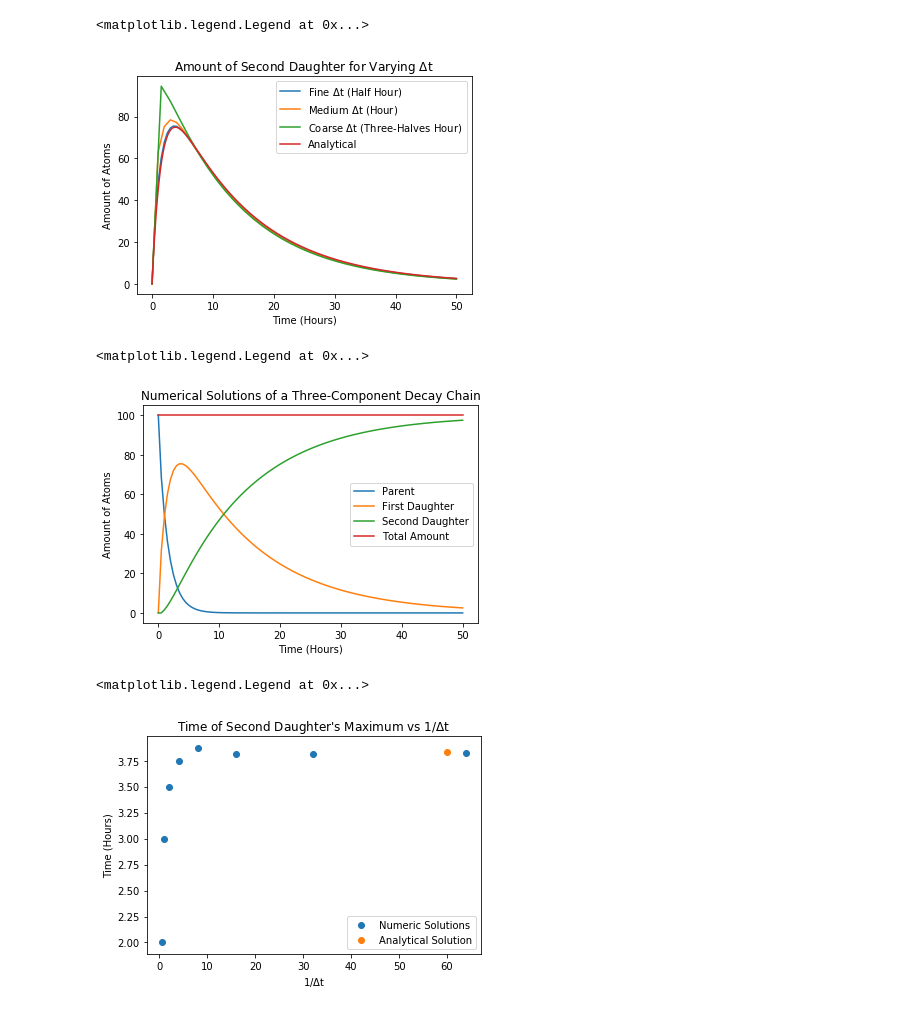
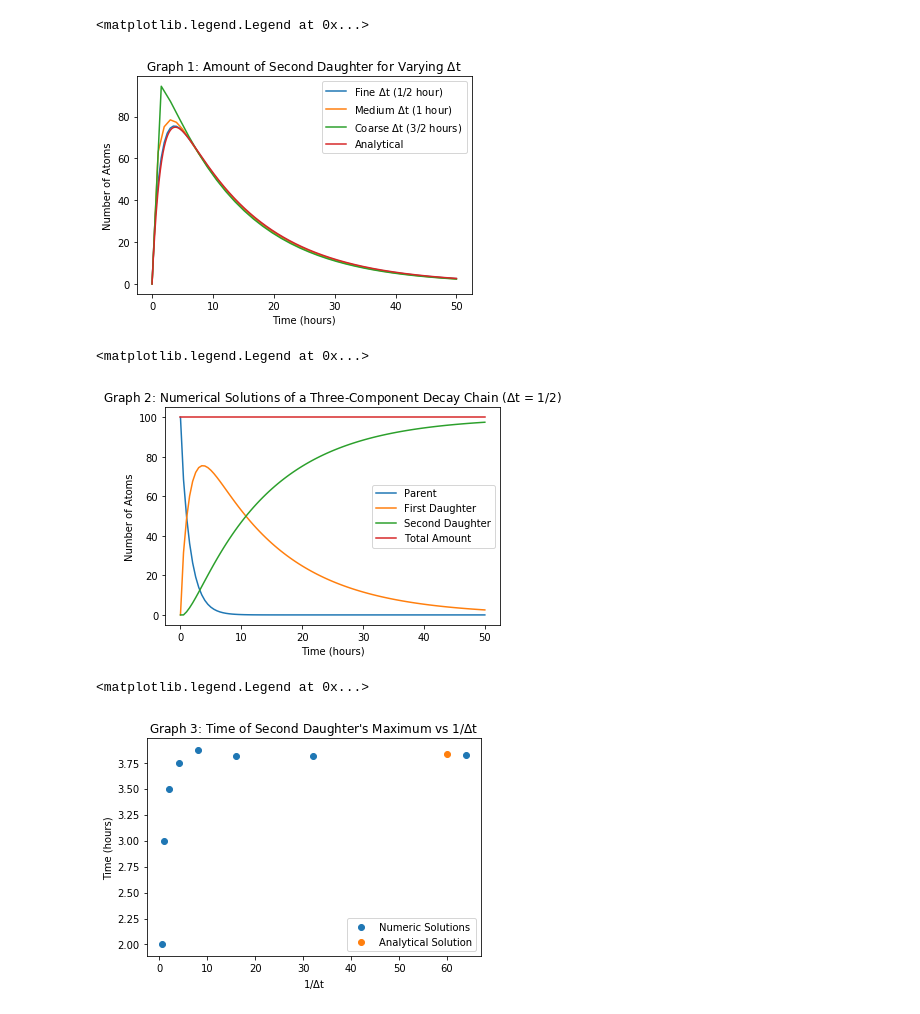
Before and after one commit to leivathan/cp1-leivathan, a Jupyter notebook: code/cp1-plots.ipynb, the cells around one changed output. Cells and saved outputs as stored; diff of their text form; code cells hidden in the pictures.

```diff
--- a/code/cp1-plots.ipynb
+++ b/code/cp1-plots.ipynb
@@ -48,38 +50,40 @@ max_time = [float(i) for i in csv_arr[21]]
 over_deltat = [float(i) for i in csv_arr[22]]
 # %%
 #First graph (varying delta t's)
-plt.plot(fine_axis,numeric_first_daughter,label='Fine $\Delta$t (Half Hour)')
-plt.plot(medium_axis,numeric_first_medium,label='Medium $\Delta$t (Hour)')
-plt.plot(coarse_axis,numeric_first_coarse,label='Coarse $\Delta$t (Three-Halves Hour)')
+plt.plot(fine_axis,numeric_first_daughter,label='Fine $\Delta$t (1/2 hour)')
+plt.plot(medium_axis,numeric_first_medium,label='Medium $\Delta$t (1 hour)')
+plt.plot(coarse_axis,numeric_first_coarse,label='Coarse $\Delta$t (3/2 hours)')
 plt.plot(x,first_daughter,label='Analytical')
-plt.xlabel('Time (Hours)')
-plt.ylabel('Amount of Atoms')
-plt.title('Amount of Second Daughter for Varying $\Delta$t')
+plt.xlabel('Time (hours)')
+plt.ylabel('Number of Atoms')
+plt.title('Graph 1: Amount of Second Daughter for Varying $\Delta$t')
 plt.legend()
 # %% [output]
 <matplotlib.legend.Legend at 0x...>
-[figure, old version]
+[figure, new version]
 # %%
-#Second graph (all numericals)
+#Second graph (all numerical solutions)
+#As said in the base notebook, all of the numeric solutions use the fine delta t
 plt.plot(fine_axis,numeric_parent,label='Parent')
 plt.plot(fine_axis,numeric_first_daughter,label='First Daughter')
 plt.plot(fine_axis,numeric_second_daughter,label='Second Daughter')
 plt.plot(fine_axis,numeric_total,label='Total Amount')
-plt.xlabel('Time (Hours)')
-plt.ylabel('Amount of Atoms')
-plt.title('Numerical Solutions of a Three-Component Decay Chain')
+plt.xlabel('Time (hours)')
+plt.ylabel('Number of Atoms')
+plt.title('Graph 2: Numerical Solutions of a Three-Component Decay Chain ($\Delta$t = 1/2)')
 plt.legend()
 # %% [output]
 <matplotlib.legend.Legend at 0x...>
-[figure, old version]
+[figure, new version]
 # %%
 #Third graph (time of max second daughter vs one over delta t)
 plt.scatter(over_deltat,max_time,label="Numeric Solutions")
+#This is the same as the max_daughter function, but only for 1 point
 plt.scatter(60,first_daughter.index(max(first_daughter))*1/60,label="Analytical Solution")
 plt.xlabel('1/$\Delta$t')
-plt.ylabel("Time (Hours)")
-plt.title("Time of Second Daughter's Maximum vs 1/$\Delta$t")
+plt.ylabel("Time (hours)")
+plt.title("Graph 3: Time of Second Daughter's Maximum vs 1/$\Delta$t")
 plt.legend()
 # %% [output]
 <matplotlib.legend.Legend at 0x...>
-[figure, old version]
+[figure, new version]
```
Also changed, not shown: parts of 2 cells of this notebook, 9 other files.
